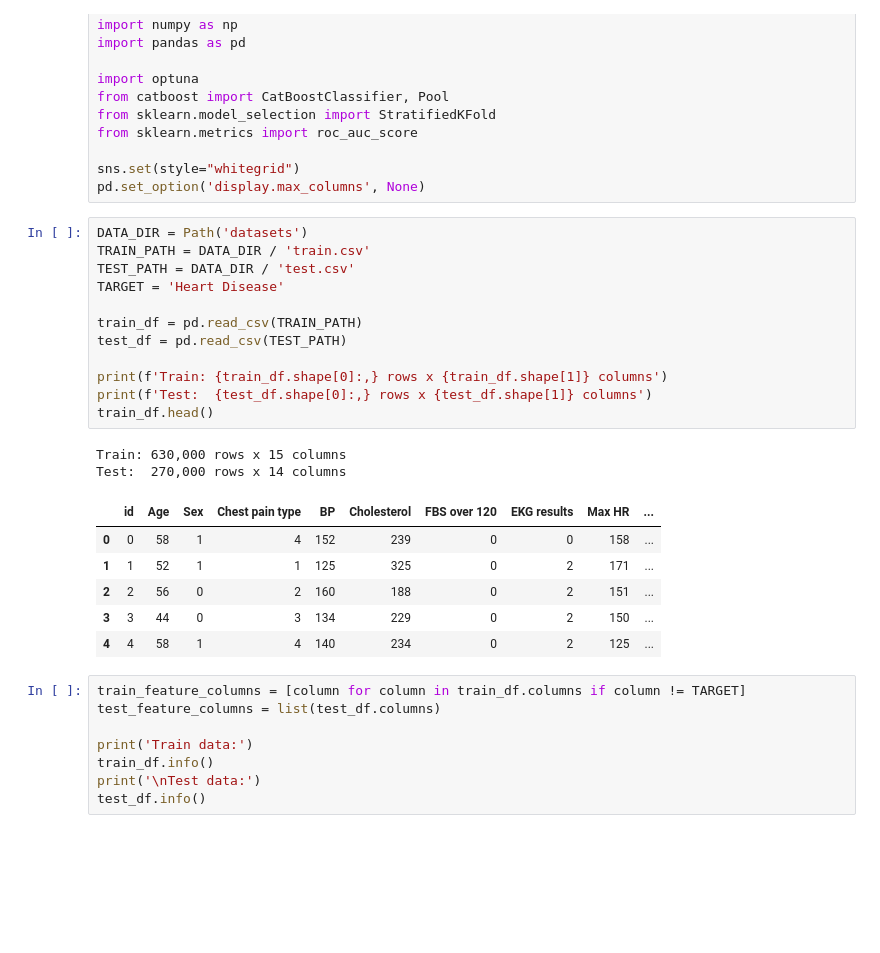
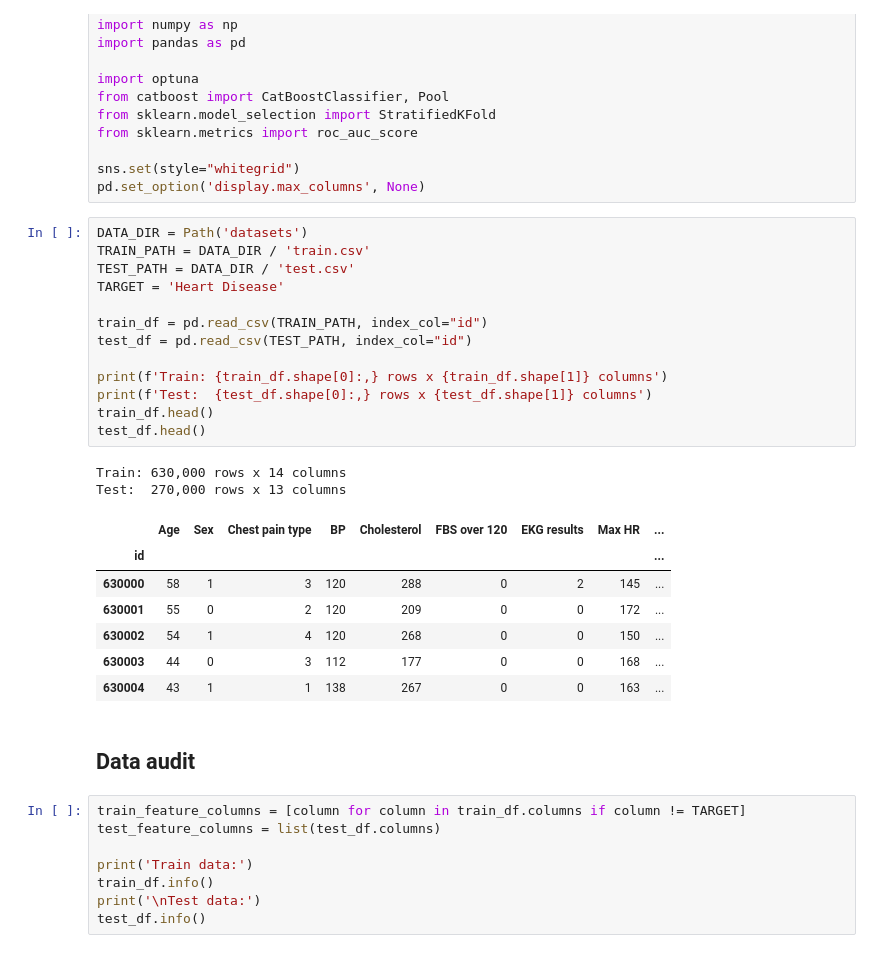
Before and after one commit to Lanes11/heart_disease_kaggle, a Jupyter notebook: main.ipynb, the cells around one changed output. Saved outputs shown, nothing was run; the diff lists cells and outputs as text; blank space fills up the shorter version.

Commit message:
add data audit and eda

```diff
--- a/main.ipynb
+++ b/main.ipynb
@@ -16,24 +18,28 @@ pd.set_option('display.max_columns', None)
 # %%
 DATA_DIR = Path('datasets')
 TRAIN_PATH = DATA_DIR / 'train.csv'
 TEST_PATH = DATA_DIR / 'test.csv'
 TARGET = 'Heart Disease'
 
-train_df = pd.read_csv(TRAIN_PATH)
-test_df = pd.read_csv(TEST_PATH)
+train_df = pd.read_csv(TRAIN_PATH, index_col="id")
+test_df = pd.read_csv(TEST_PATH, index_col="id")
 
 print(f'Train: {train_df.shape[0]:,} rows x {train_df.shape[1]} columns')
 print(f'Test:  {test_df.shape[0]:,} rows x {test_df.shape[1]} columns')
 train_df.head()
+test_df.head()
 # %% [output]
-Train: 630,000 rows x 15 columns
-Test:  270,000 rows x 14 columns
+Train: 630,000 rows x 14 columns
+Test:  270,000 rows x 13 columns
-|  | id | Age | Sex | Chest pain type | BP | Cholesterol | FBS over 120 | EKG results | Max HR | ... |
-| 0 | 0 | 58 | 1 | 4 | 152 | 239 | 0 | 0 | 158 | ... |
-| 1 | 1 | 52 | 1 | 1 | 125 | 325 | 0 | 2 | 171 | ... |
-| 2 | 2 | 56 | 0 | 2 | 160 | 188 | 0 | 2 | 151 | ... |
-| 3 | 3 | 44 | 0 | 3 | 134 | 229 | 0 | 2 | 150 | ... |
-| 4 | 4 | 58 | 1 | 4 | 140 | 234 | 0 | 2 | 125 | ... |
+|  | Age | Sex | Chest pain type | BP | Cholesterol | FBS over 120 | EKG results | Max HR | ... |
+| id |  |  |  |  |  |  |  |  | ... |
+| 630000 | 58 | 1 | 3 | 120 | 288 | 0 | 2 | 145 | ... |
+| 630001 | 55 | 0 | 2 | 120 | 209 | 0 | 0 | 172 | ... |
+| 630002 | 54 | 1 | 4 | 120 | 268 | 0 | 0 | 150 | ... |
+| 630003 | 44 | 0 | 3 | 112 | 177 | 0 | 0 | 168 | ... |
+| 630004 | 43 | 1 | 1 | 138 | 267 | 0 | 0 | 163 | ... |
+# %% [markdown]
+## Data audit
 # %%
 train_feature_columns = [column for column in train_df.columns if column != TARGET]
 test_feature_columns = list(test_df.columns)
```
Also changed, not shown: parts of 7 cells of this notebook, 1 other file.
